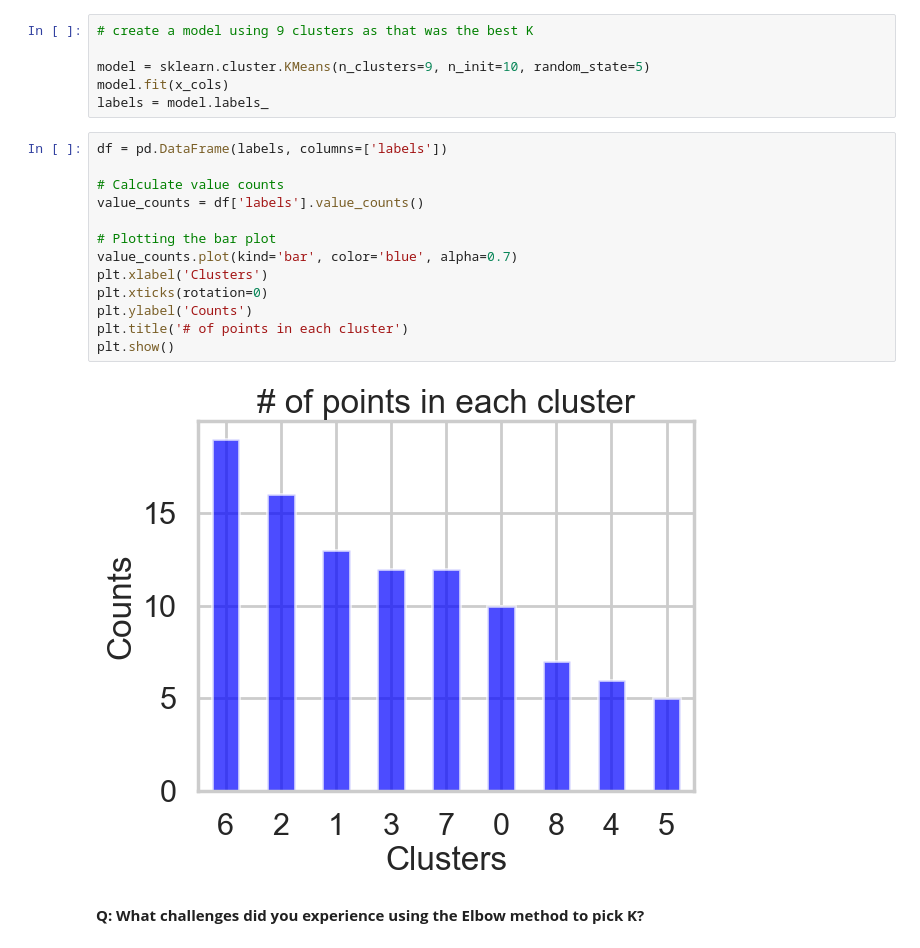
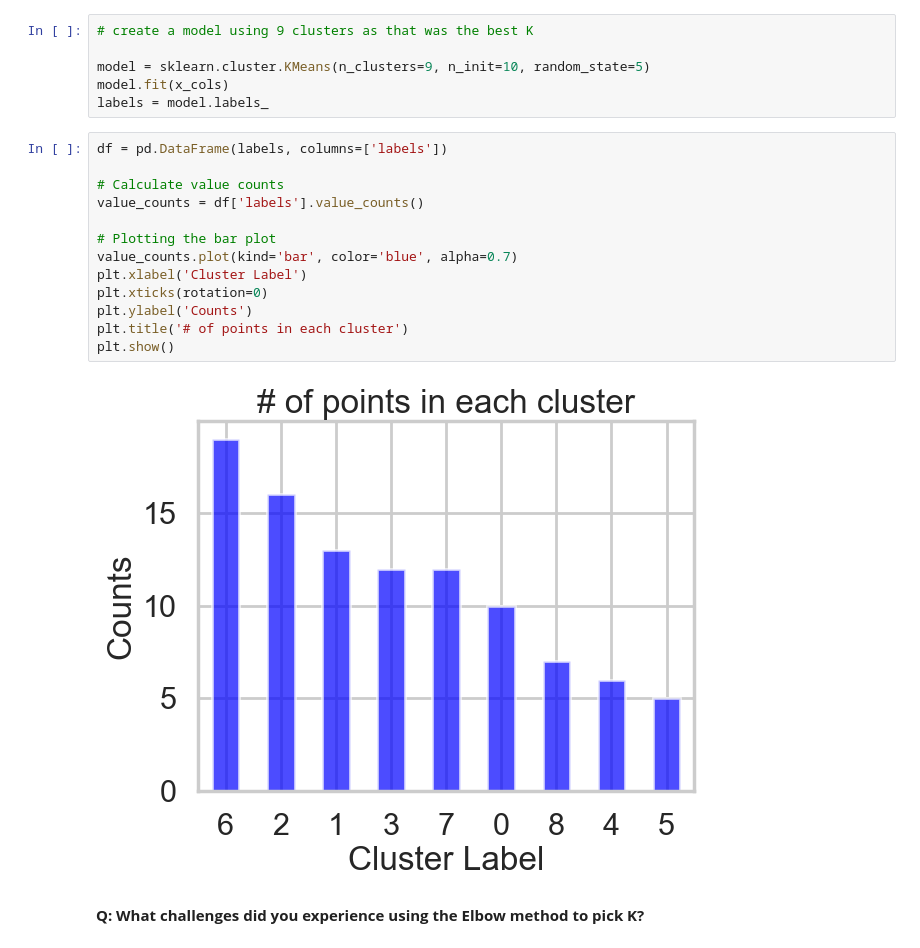
Before and after one commit to OCD0505/Springboard, a Jupyter notebook: Springboard - Unit 15.6 - 1602764303_Clustering_Case_Study_updated_10_15_2020/Clustering Case Study - Customer Segmentation with K-Means - Tier 3.ipynb, the cells around one changed output. Cells and saved outputs as stored; diff of their text form.

```diff
--- a/Springboard - Unit 15.6 - 1602764303_Clustering_Case_Study_updated_10_15_2020/Clustering Case Study - Customer Segmentation with K-Means - Tier 3.ipynb
+++ b/Springboard - Unit 15.6 - 1602764303_Clustering_Case_Study_updated_10_15_2020/Clustering Case Study - Customer Segmentation with K-Means - Tier 3.ipynb
@@ -173,18 +174,18 @@ labels = model.labels_
 # %%
 df = pd.DataFrame(labels, columns=['labels'])
 
 # Calculate value counts
 value_counts = df['labels'].value_counts()
 
 # Plotting the bar plot
 value_counts.plot(kind='bar', color='blue', alpha=0.7)
-plt.xlabel('Clusters')
+plt.xlabel('Cluster Label')
 plt.xticks(rotation=0)
 plt.ylabel('Counts')
 plt.title('# of points in each cluster')
 plt.show()
 # %% [output]
-[figure, old version]
+[figure, new version]
 # %% [markdown]
 **Q: What challenges did you experience using the Elbow method to pick K?**
 # %% [markdown]
```
Also changed, not shown: parts of 23 cells of this notebook, 1 other file.
